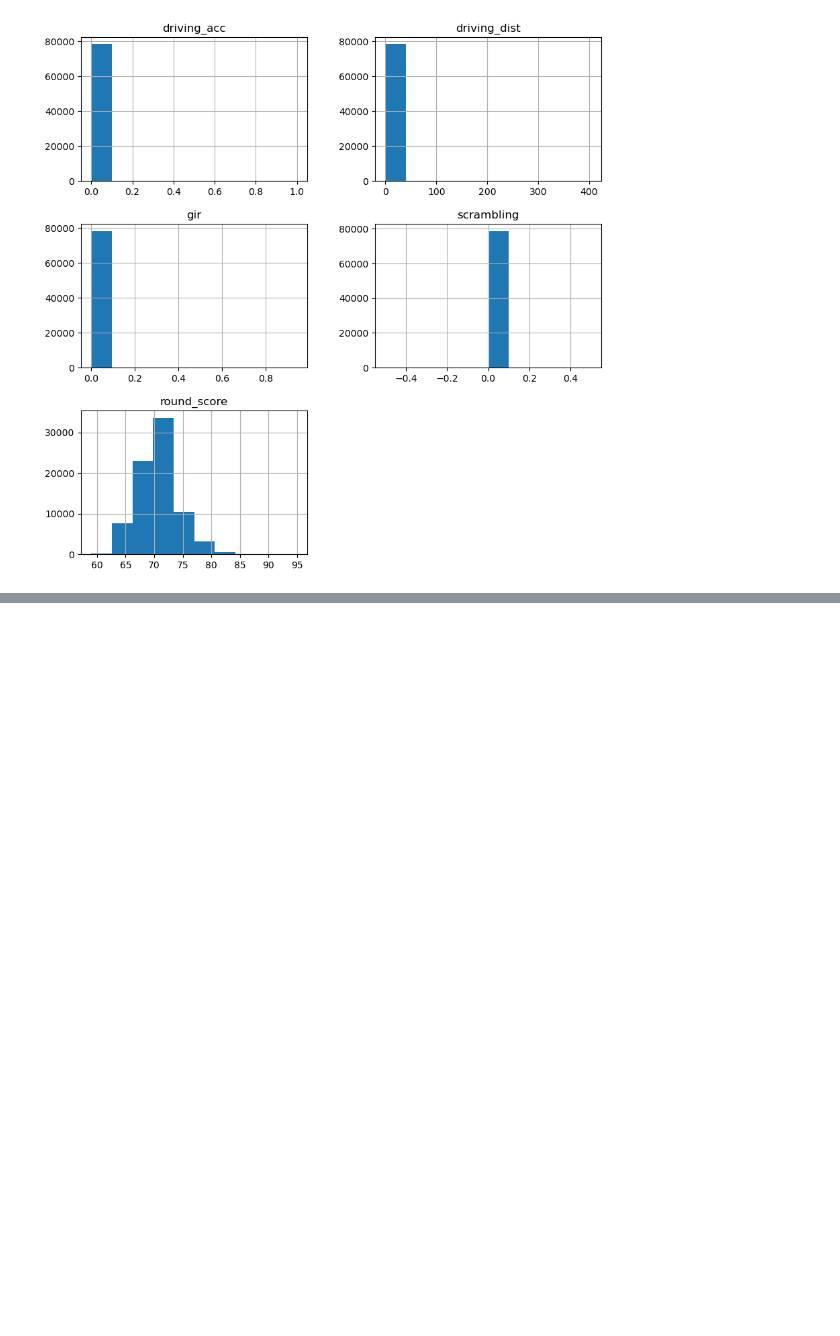
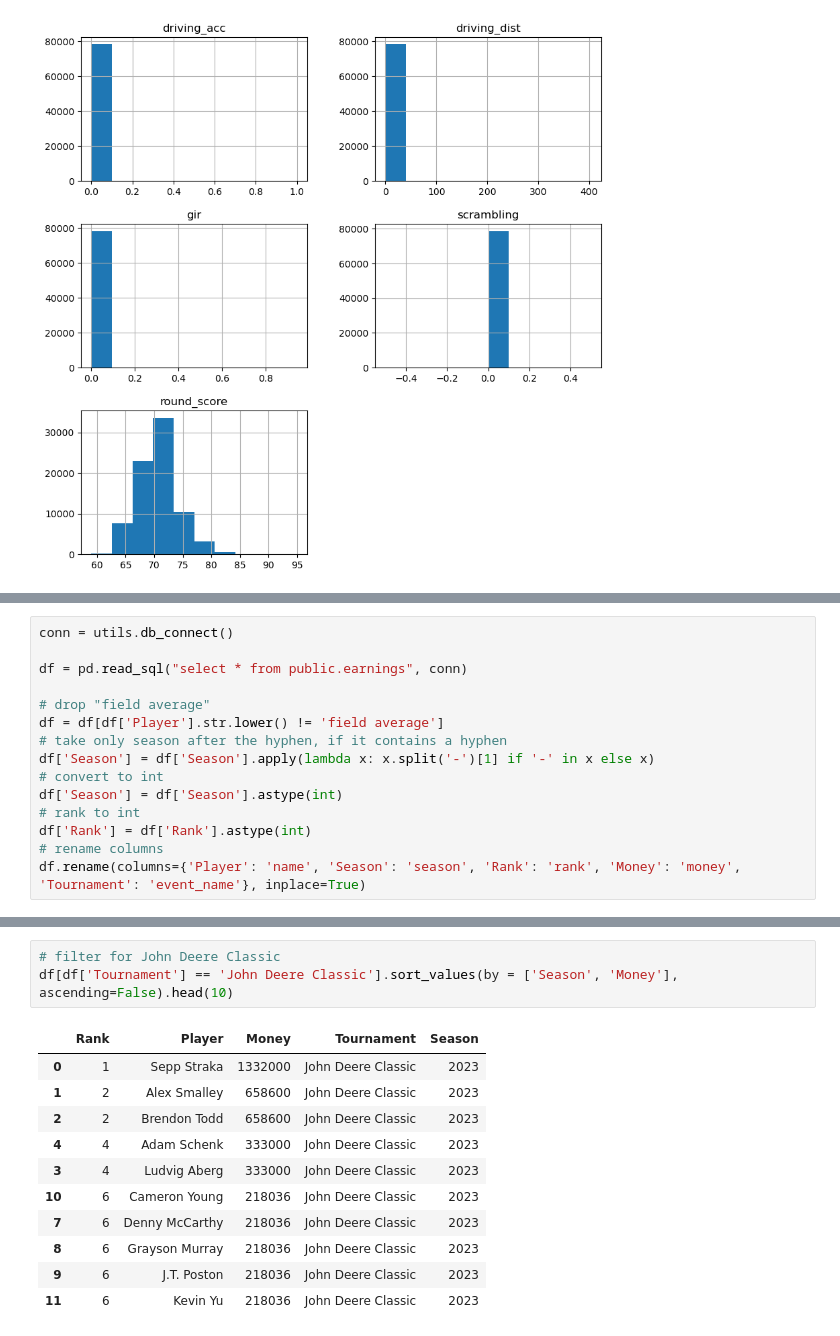
Before and after one commit to melebrett/MSDS-Capstone, a Jupyter notebook: dev/data_cleaning.ipynb, the cells around one changed output, grey strips where cells are left out. Saved outputs shown, nothing was run; the diff lists cells and outputs as text; blank space fills up the shorter version.

```diff
--- a/dev/data_cleaning.ipynb
+++ b/dev/data_cleaning.ipynb
@@ -217,0 +380,15 @@ CREATE TABLE "gold.rounds" (
+# %%
+conn = utils.db_connect()
+
+df = pd.read_sql("select * from public.earnings", conn)
+
+# drop "field average"
+df = df[df['Player'].str.lower() != 'field average']
+# take only season after the hyphen, if it contains a hyphen
+df['Season'] = df['Season'].apply(lambda x: x.split('-')[1] if '-' in x else x)
+# convert to int
+df['Season'] = df['Season'].astype(int)
+# rank to int
+df['Rank'] = df['Rank'].astype(int)
+# rename columns
+df.rename(columns={'Player': 'name', 'Season': 'season', 'Rank': 'rank', 'Money': 'money', 'Tournament': 'event_name'}, inplace=True)
@@ -217,0 +415,15 @@ CREATE TABLE "gold.rounds" (
+# %%
+# filter for John Deere Classic
+df[df['Tournament'] == 'John Deere Classic'].sort_values(by = ['Season', 'Money'], ascending=False).head(10)
+# %% [output]
+|  | Rank | Player | Money | Tournament | Season |
+| 0 | 1 | Sepp Straka | 1332000 | John Deere Classic | 2023 |
+| 1 | 2 | Alex Smalley | 658600 | John Deere Classic | 2023 |
+| 2 | 2 | Brendon Todd | 658600 | John Deere Classic | 2023 |
+| 4 | 4 | Adam Schenk | 333000 | John Deere Classic | 2023 |
+| 3 | 4 | Ludvig Aberg | 333000 | John Deere Classic | 2023 |
+| 10 | 6 | Cameron Young | 218036 | John Deere Classic | 2023 |
+| 7 | 6 | Denny McCarthy | 218036 | John Deere Classic | 2023 |
+| 8 | 6 | Grayson Murray | 218036 | John Deere Classic | 2023 |
+| 9 | 6 | J.T. Poston | 218036 | John Deere Classic | 2023 |
+| 11 | 6 | Kevin Yu | 218036 | John Deere Classic | 2023 |
```
Also changed, not shown: parts of 33 cells of this notebook, 5 other files.
